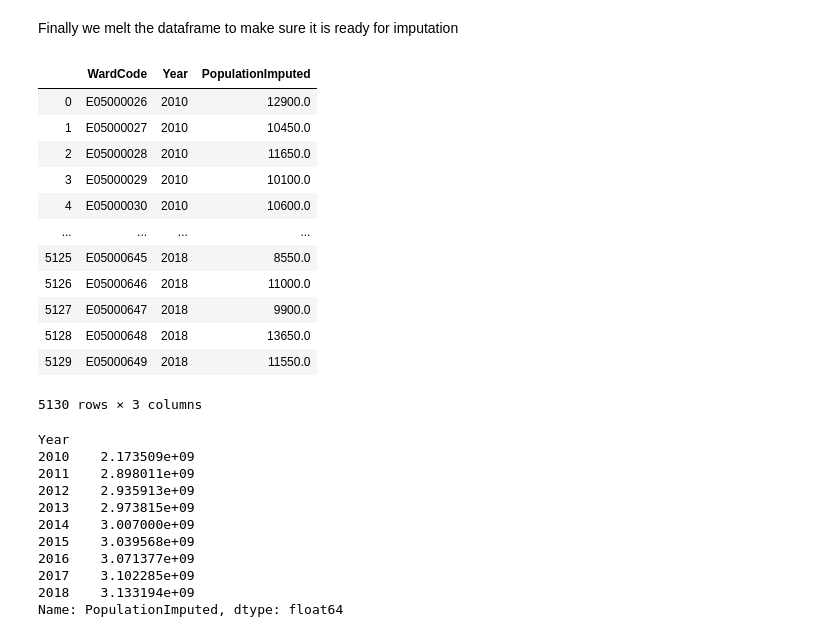
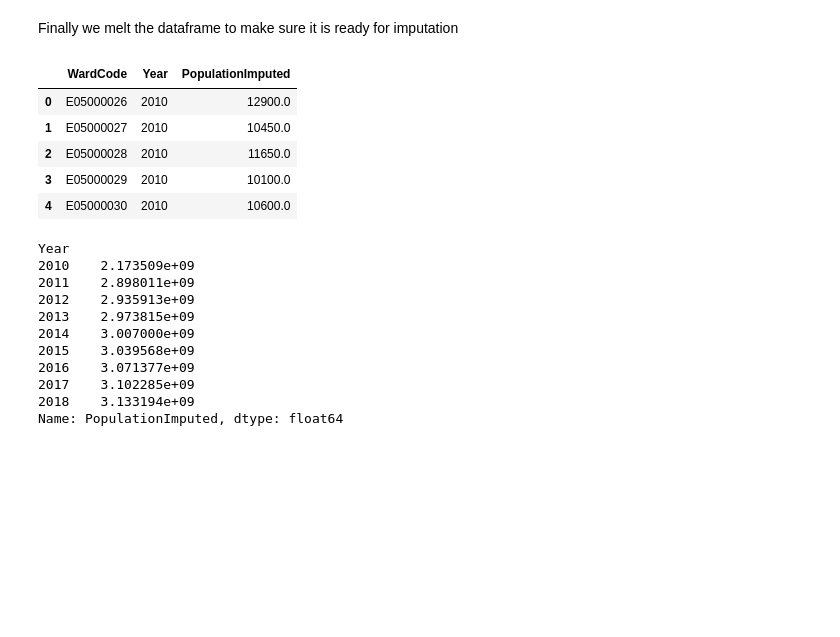
Before and after one commit to zdetor54/MSc-Data-Science, a Jupyter notebook: 01 - Visual Analytics/Individual Coursework/CrimeDataAnalysis.ipynb, the cells around one changed output. Cells and saved outputs as stored; diff of their text form; code cells hidden in the pictures; blank space fills up the shorter version.

```diff
--- a/01 - Visual Analytics/Individual Coursework/CrimeDataAnalysis.ipynb
+++ b/01 - Visual Analytics/Individual Coursework/CrimeDataAnalysis.ipynb
@@ -134,21 +135,14 @@ df_for_imputation = pd.melt(df_for_imputation,id_vars=['WardCode'], value_vars=[
 # %% [markdown]
 Finally we melt the dataframe to make sure it is ready for imputation
 # %%
-df_for_imputation
+df_for_imputation.head()
 # %% [output]
 |  | WardCode | Year | PopulationImputed |
 | 0 | E05000026 | 2010 | 12900.0 |
 | 1 | E05000027 | 2010 | 10450.0 |
 | 2 | E05000028 | 2010 | 11650.0 |
 | 3 | E05000029 | 2010 | 10100.0 |
 | 4 | E05000030 | 2010 | 10600.0 |
-| ... | ... | ... | ... |
-| 5125 | E05000645 | 2018 | 8550.0 |
-| 5126 | E05000646 | 2018 | 11000.0 |
-| 5127 | E05000647 | 2018 | 9900.0 |
-| 5128 | E05000648 | 2018 | 13650.0 |
-| 5129 | E05000649 | 2018 | 11550.0 |
-5130 rows × 3 columns
 # %%
 df_crime_imputed = pd.merge(left = df_crime_final_clean, right= df_for_imputation, how='inner', left_on=['WardCode','Year'],right_on=['WardCode','Year'])
 # %%
```
Also changed, not shown: parts of 16 cells of this notebook, 8 other files.
